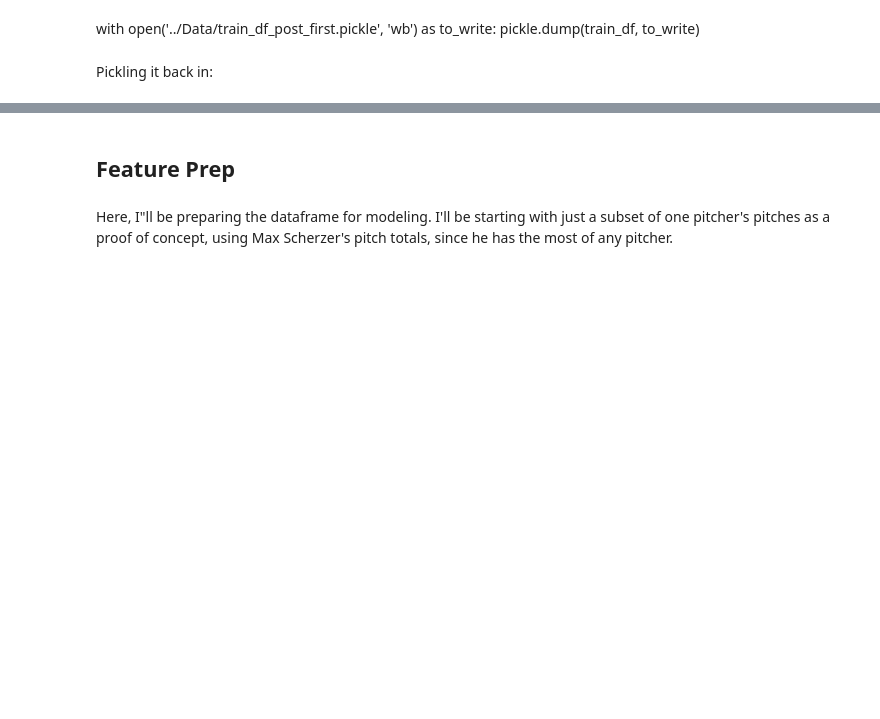
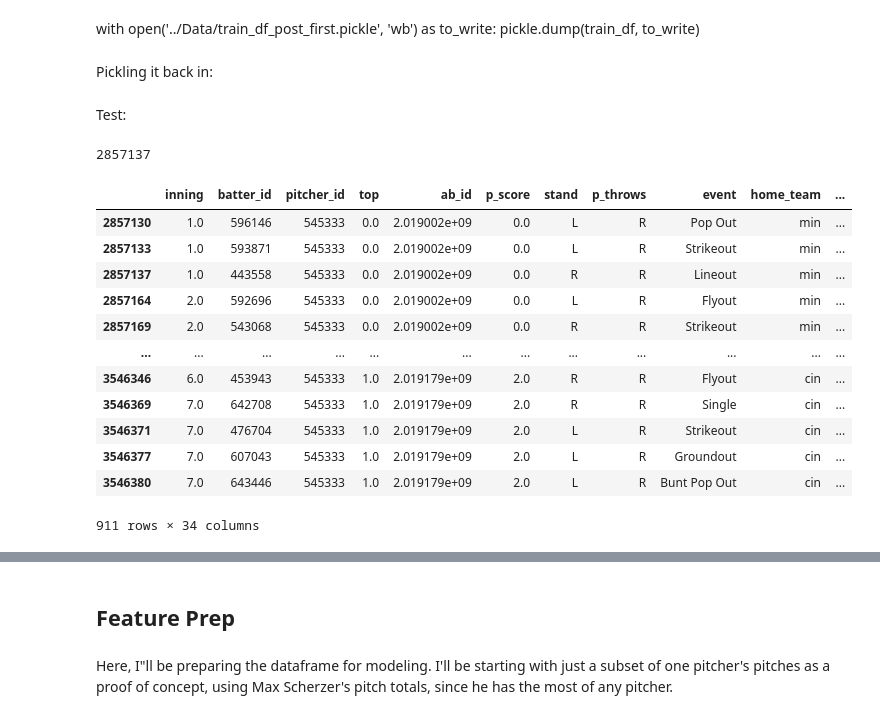
Before and after one commit to pbovard63/Predicting_MLB_Pitches, a Jupyter notebook: Pitch_Classification/Pitch_Classification_Intro.ipynb, the cells around one changed output, grey strips where cells are left out. Saved outputs shown, nothing was run; the diff lists cells and outputs as text; code cells hidden in the pictures; blank space fills up the shorter version.

```diff
--- a/Pitch_Classification/Pitch_Classification_Intro.ipynb
+++ b/Pitch_Classification/Pitch_Classification_Intro.ipynb
@@ -161,3 +181,25 @@ Pickling it back in:
 # %%
 with open('../Data/train_df_post_first.pickle','rb') as read_file:
     train_df = pickle.load(read_file)
+# %% [markdown]
+Test:
+# %%
+filtered_df.index[2]
+# %% [output]
+2857137
+# %%
+filtered_df
+# %% [output]
+|  | inning | batter_id | pitcher_id | top | ab_id | p_score | stand | p_throws | event | home_team | ... |
+| 2857130 | 1.0 | 596146 | 545333 | 0.0 | 2.019002e+09 | 0.0 | L | R | Pop Out | min | ... |
+| 2857133 | 1.0 | 593871 | 545333 | 0.0 | 2.019002e+09 | 0.0 | L | R | Strikeout | min | ... |
+| 2857137 | 1.0 | 443558 | 545333 | 0.0 | 2.019002e+09 | 0.0 | R | R | Lineout | min | ... |
+| 2857164 | 2.0 | 592696 | 545333 | 0.0 | 2.019002e+09 | 0.0 | L | R | Flyout | min | ... |
+| 2857169 | 2.0 | 543068 | 545333 | 0.0 | 2.019002e+09 | 0.0 | R | R | Strikeout | min | ... |
+| ... | ... | ... | ... | ... | ... | ... | ... | ... | ... | ... | ... |
+| 3546346 | 6.0 | 453943 | 545333 | 1.0 | 2.019179e+09 | 2.0 | R | R | Flyout | cin | ... |
+| 3546369 | 7.0 | 642708 | 545333 | 1.0 | 2.019179e+09 | 2.0 | R | R | Single | cin | ... |
+| 3546371 | 7.0 | 476704 | 545333 | 1.0 | 2.019179e+09 | 2.0 | L | R | Strikeout | cin | ... |
+| 3546377 | 7.0 | 607043 | 545333 | 1.0 | 2.019179e+09 | 2.0 | L | R | Groundout | cin | ... |
+| 3546380 | 7.0 | 643446 | 545333 | 1.0 | 2.019179e+09 | 2.0 | L | R | Bunt Pop Out | cin | ... |
+911 rows × 34 columns
```
Also changed, not shown: parts of 51 cells of this notebook, 11 other files.
